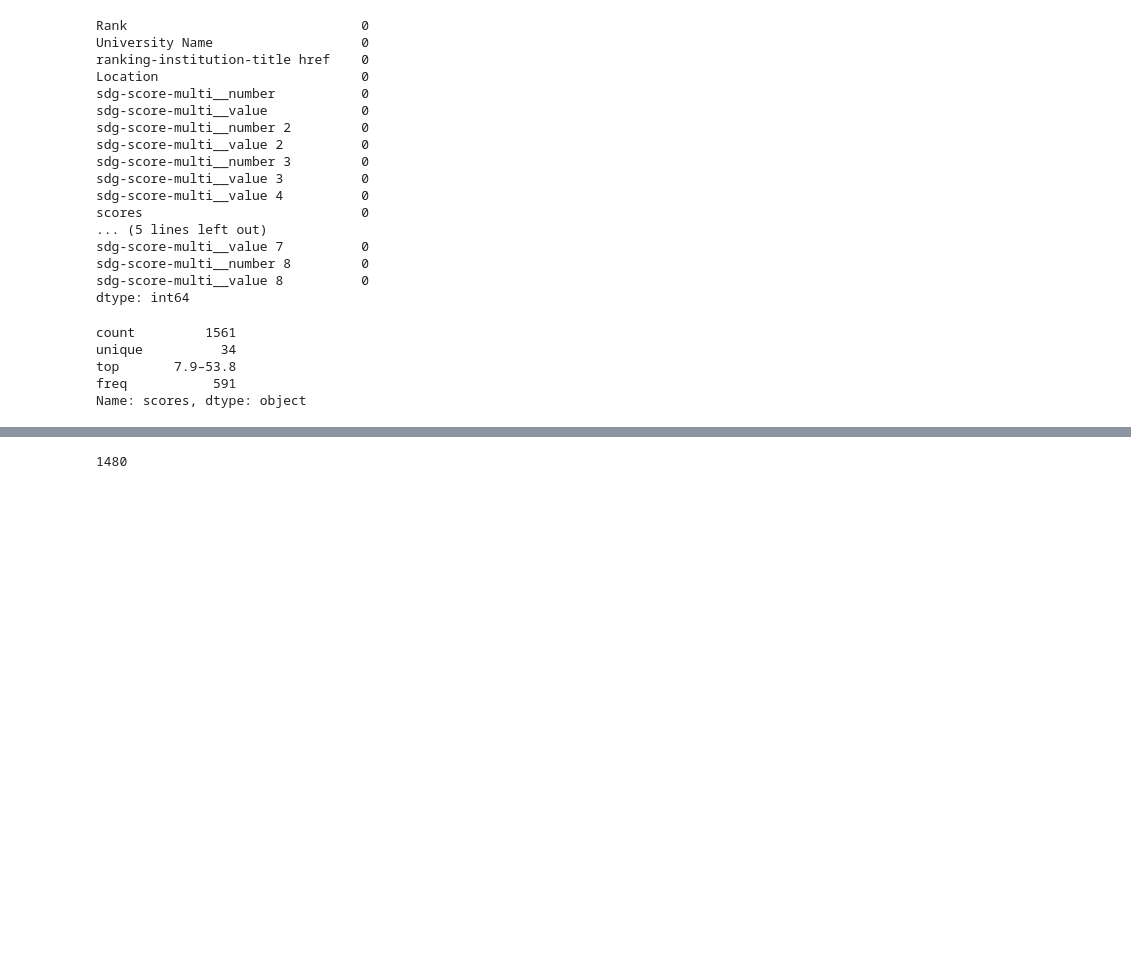
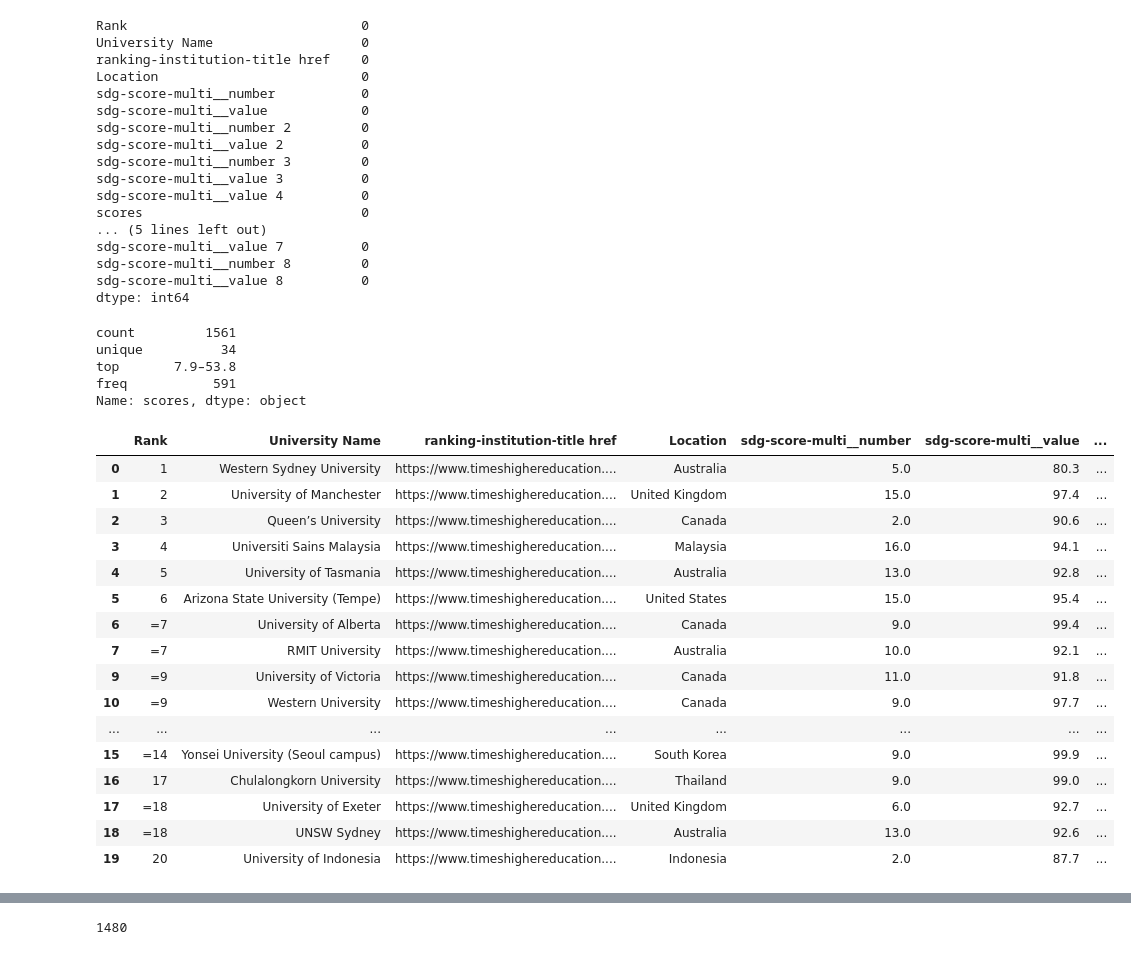
Before and after one commit to ahmadalharbi21/World-University-Ranks, a Jupyter notebook: EDA explain template.ipynb, the cells around one changed output, grey strips where cells are left out. Cells and saved outputs as stored; diff of their text form; code cells hidden in the pictures; blank space fills up the shorter version.

```diff
--- a/EDA explain template.ipynb
+++ b/EDA explain template.ipynb
@@ -675,3 +736,23 @@ unique          34
 top       7.9–53.8
 freq           591
 Name: scores, dtype: object
+# %%
+TimesHigher.sort_values('scores',ascending=False).head(20)
+# %% [output]
+|  | Rank | University Name | ranking-institution-title href | Location | sdg-score-multi__number | sdg-score-multi__value | ... |
+| 0 | 1 | Western Sydney University | https://www.timeshighereducation.... | Australia | 5.0 | 80.3 | ... |
+| 1 | 2 | University of Manchester | https://www.timeshighereducation.... | United Kingdom | 15.0 | 97.4 | ... |
+| 2 | 3 | Queen’s University | https://www.timeshighereducation.... | Canada | 2.0 | 90.6 | ... |
+| 3 | 4 | Universiti Sains Malaysia | https://www.timeshighereducation.... | Malaysia | 16.0 | 94.1 | ... |
+| 4 | 5 | University of Tasmania | https://www.timeshighereducation.... | Australia | 13.0 | 92.8 | ... |
+| 5 | 6 | Arizona State University (Tempe) | https://www.timeshighereducation.... | United States | 15.0 | 95.4 | ... |
+| 6 | =7 | University of Alberta | https://www.timeshighereducation.... | Canada | 9.0 | 99.4 | ... |
+| 7 | =7 | RMIT University | https://www.timeshighereducation.... | Australia | 10.0 | 92.1 | ... |
+| 9 | =9 | University of Victoria | https://www.timeshighereducation.... | Canada | 11.0 | 91.8 | ... |
+| 10 | =9 | Western University | https://www.timeshighereducation.... | Canada | 9.0 | 97.7 | ... |
+| ... | ... | ... | ... | ... | ... | ... | ... |
+| 15 | =14 | Yonsei University (Seoul campus) | https://www.timeshighereducation.... | South Korea | 9.0 | 99.9 | ... |
+| 16 | 17 | Chulalongkorn University | https://www.timeshighereducation.... | Thailand | 9.0 | 99.0 | ... |
+| 17 | =18 | University of Exeter | https://www.timeshighereducation.... | United Kingdom | 6.0 | 92.7 | ... |
+| 18 | =18 | UNSW Sydney | https://www.timeshighereducation.... | Australia | 13.0 | 92.6 | ... |
+| 19 | 20 | University of Indonesia | https://www.timeshighereducation.... | Indonesia | 2.0 | 87.7 | ... |
```
Also changed, not shown: parts of 45 cells of this notebook.
